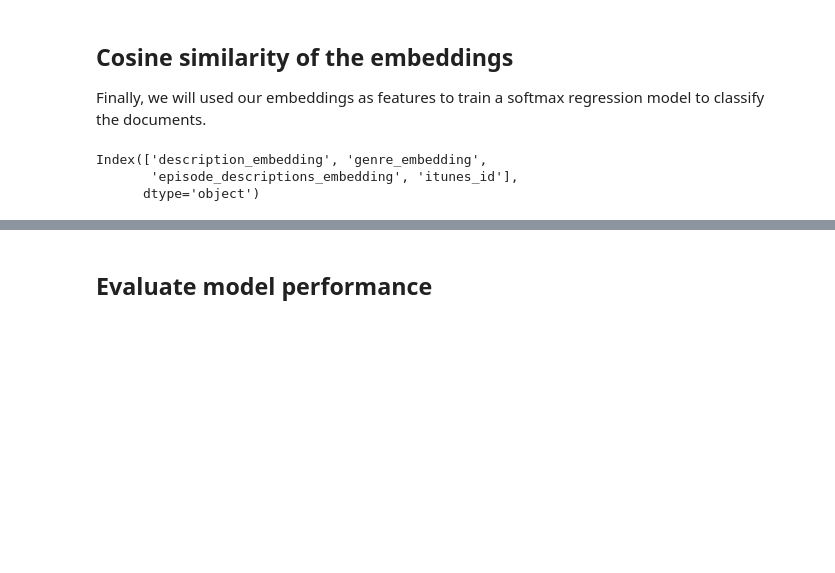
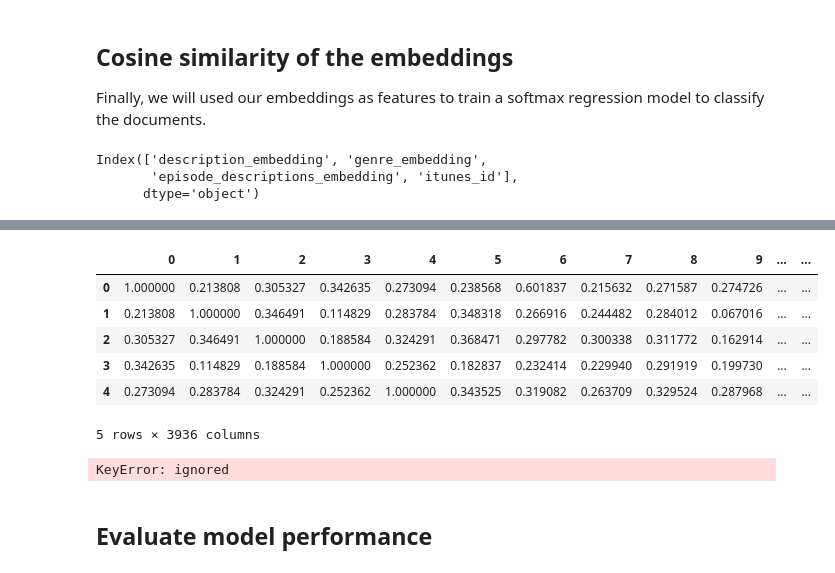
Before and after one commit to mille055/Rec_Project, a Jupyter notebook: notebooks/Get_text_embeddings.ipynb, the cells around one changed output, grey strips where cells are left out. Saved outputs shown, nothing was run; the diff lists cells and outputs as text; code cells hidden in the pictures; blank space fills up the shorter version.

```diff
--- a/notebooks/Get_text_embeddings.ipynb
+++ b/notebooks/Get_text_embeddings.ipynb
@@ -222,16 +198,0 @@ AxisError: ignored
-# %%
-def create_cosine_similarity(df, feats = ['genre_embedding', 'description_embedding', 'episode_descriptions_embedding']):
-  df['embeddings'] = df[feats].apply(lambda x: np.concatenate([x[feat] for feat in feats], axis=1))
-  data = df[feats].values
-  print(data.shape)
-  # combined_features = np.array([np.concatenate(data, axis=1)])
-  # print(combined_features.shape)
-  print(data[0,:])
-
-
-  print(concatenated_array.shape)
-
-
-  similarity_matrix = cosine_similarity(concatenated_array)
-
-  return similarity_matrix
@@ -289,0 +199,6 @@ combined_features.shape
+# %%
+cs_all = create_cosine_similarity(embeddings_only)
+cs_genre = create_cosine_similarity(embeddings_only, feats=['genre_embedding'])
+cs_desc = create_cosine_similarity(embeddings_only, feats=['description_embedding'])
+cs_episo = create_cosine_similarity(embeddings_only, feats=['episode_descriptions_embedding'])
+cs_gen_desc = create_cosine_similarity(embeddings_only, feats=['genre_embedding', 'description_embedding'])
@@ -289,0 +223,12 @@ combined_features.shape
+# %%
+# First, we'll use the cosine similarity of the genre and description features
+sim_matrix = pd.DataFrame(cs_gen_desc)
+sim_matrix.head()
+# %% [output]
+|  | 0 | 1 | 2 | 3 | 4 | 5 | 6 | 7 | 8 | 9 | ... | ... |
+| 0 | 1.000000 | 0.213808 | 0.305327 | 0.342635 | 0.273094 | 0.238568 | 0.601837 | 0.215632 | 0.271587 | 0.274726 | ... | ... |
+| 1 | 0.213808 | 1.000000 | 0.346491 | 0.114829 | 0.283784 | 0.348318 | 0.266916 | 0.244482 | 0.284012 | 0.067016 | ... | ... |
+| 2 | 0.305327 | 0.346491 | 1.000000 | 0.188584 | 0.324291 | 0.368471 | 0.297782 | 0.300338 | 0.311772 | 0.162914 | ... | ... |
+| 3 | 0.342635 | 0.114829 | 0.188584 | 1.000000 | 0.252362 | 0.182837 | 0.232414 | 0.229940 | 0.291919 | 0.199730 | ... | ... |
+| 4 | 0.273094 | 0.283784 | 0.324291 | 0.252362 | 1.000000 | 0.343525 | 0.319082 | 0.263709 | 0.329524 | 0.287968 | ... | ... |
+5 rows × 3936 columns
@@ -290,3 +248,10 @@ combined_features.shape
+# %%
+# Get the predicted ratings for each podcast in the validation set and calculate the RMSE
+ratings_valset = X_val.apply(lambda x: predict_rating(x),axis=1)
+val_rmse = np.sqrt(mean_squared_error(y_val,ratings_valset))
+print('RMSE of predicted ratings is {:.3f}'.format(val_rmse))
+# %% [output]
+KeyError: ignored
 # %% [markdown]
 ## Evaluate model performance
 # %%
```
Also changed, not shown: parts of 18 cells of this notebook.
